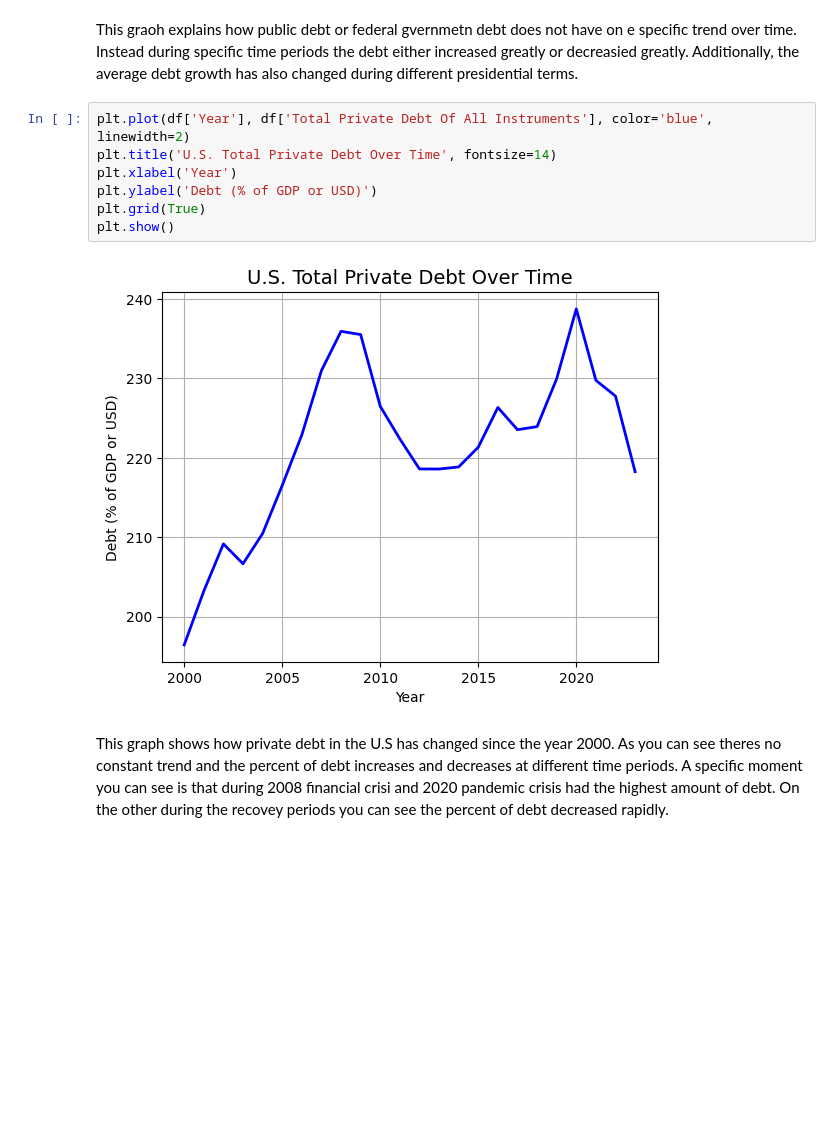
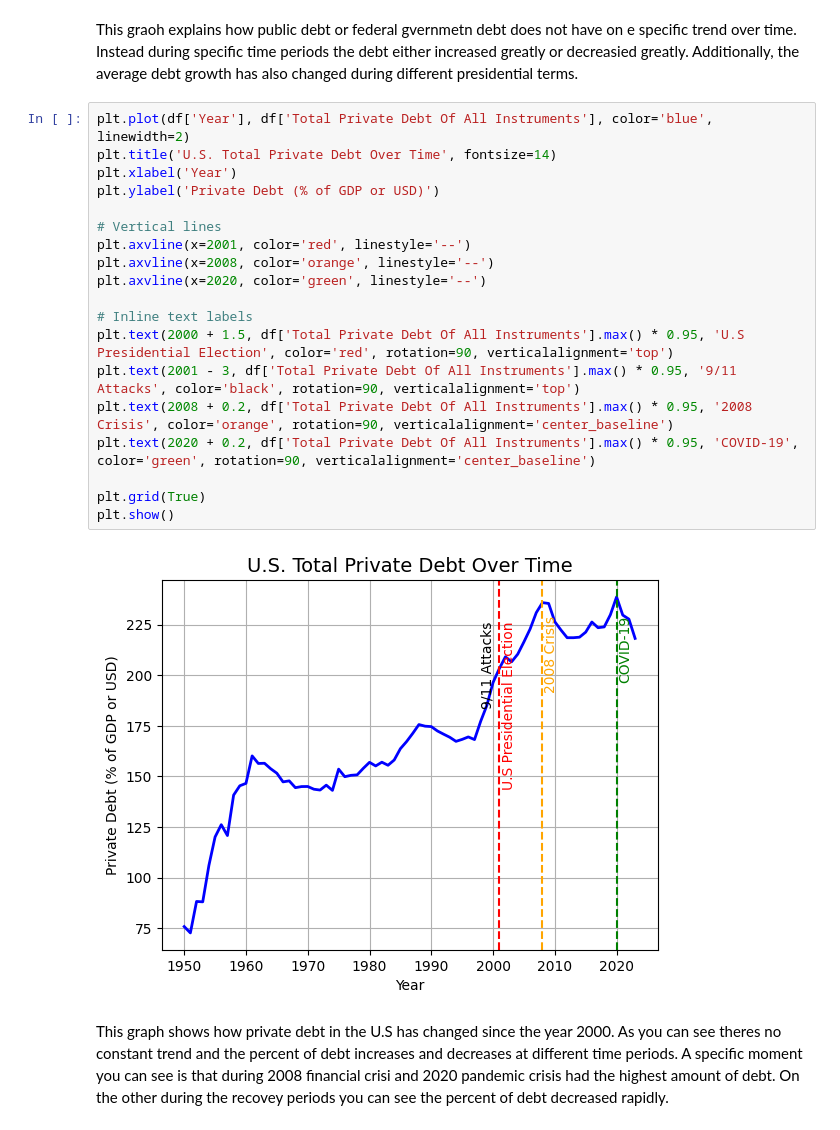
Before and after one commit to aeslha/july_21, a Jupyter notebook: DSRP_Final_Project.ipynb, the cells around one changed output. Cells and saved outputs as stored; diff of their text form; blank space fills up the shorter version.

```diff
--- a/DSRP_Final_Project.ipynb
+++ b/DSRP_Final_Project.ipynb
@@ -152,14 +166,26 @@ plt.show()
 # %% [markdown]
 This graoh explains how public debt or federal gvernmetn debt does not have on e specific trend over time. Instead during specific time periods the debt either increased greatly or decreasied greatly. Additionally, the average debt growth has also changed during different presidential terms.
-# %%
-plt.plot(df['Year'], df['Total Private Debt Of All Instruments'], color='blue', linewidth=2)
-plt.title('U.S. Total Private Debt Over Time', fontsize=14)
-plt.xlabel('Year')
-plt.ylabel('Debt (% of GDP or USD)')
-plt.grid(True)
-plt.show()
-# %% [output]
-[figure, removed]
+# %%
+plt.plot(df['Year'], df['Total Private Debt Of All Instruments'], color='blue', linewidth=2)
+plt.title('U.S. Total Private Debt Over Time', fontsize=14)
+plt.xlabel('Year')
+plt.ylabel('Private Debt (% of GDP or USD)')
+
+# Vertical lines
+plt.axvline(x=2001, color='red', linestyle='--')
+plt.axvline(x=2008, color='orange', linestyle='--')
+plt.axvline(x=2020, color='green', linestyle='--')
+
+# Inline text labels
+plt.text(2000 + 1.5, df['Total Private Debt Of All Instruments'].max() * 0.95, 'U.S Presidential Election', color='red', rotation=90, verticalalignment='top')
+plt.text(2001 - 3, df['Total Private Debt Of All Instruments'].max() * 0.95, '9/11 Attacks', color='black', rotation=90, verticalalignment='top')
+plt.text(2008 + 0.2, df['Total Private Debt Of All Instruments'].max() * 0.95, '2008 Crisis', color='orange', rotation=90, verticalalignment='center_baseline')
+plt.text(2020 + 0.2, df['Total Private Debt Of All Instruments'].max() * 0.95, 'COVID-19', color='green', rotation=90, verticalalignment='center_baseline')
+
+plt.grid(True)
+plt.show()
+# %% [output]
+[figure, added]
 # %% [markdown]
  This graph shows how private debt in the U.S has changed since the year 2000. As you can see theres no constant trend and the percent of debt increases and decreases at different time periods. A specific moment you can see is that during 2008 financial crisi and 2020 pandemic crisis had the highest amount of debt. On the other during the recovey periods you can see the percent of debt decreased rapidly.
 # %% [markdown]
```
Also changed, not shown: parts of 13 cells of this notebook.
